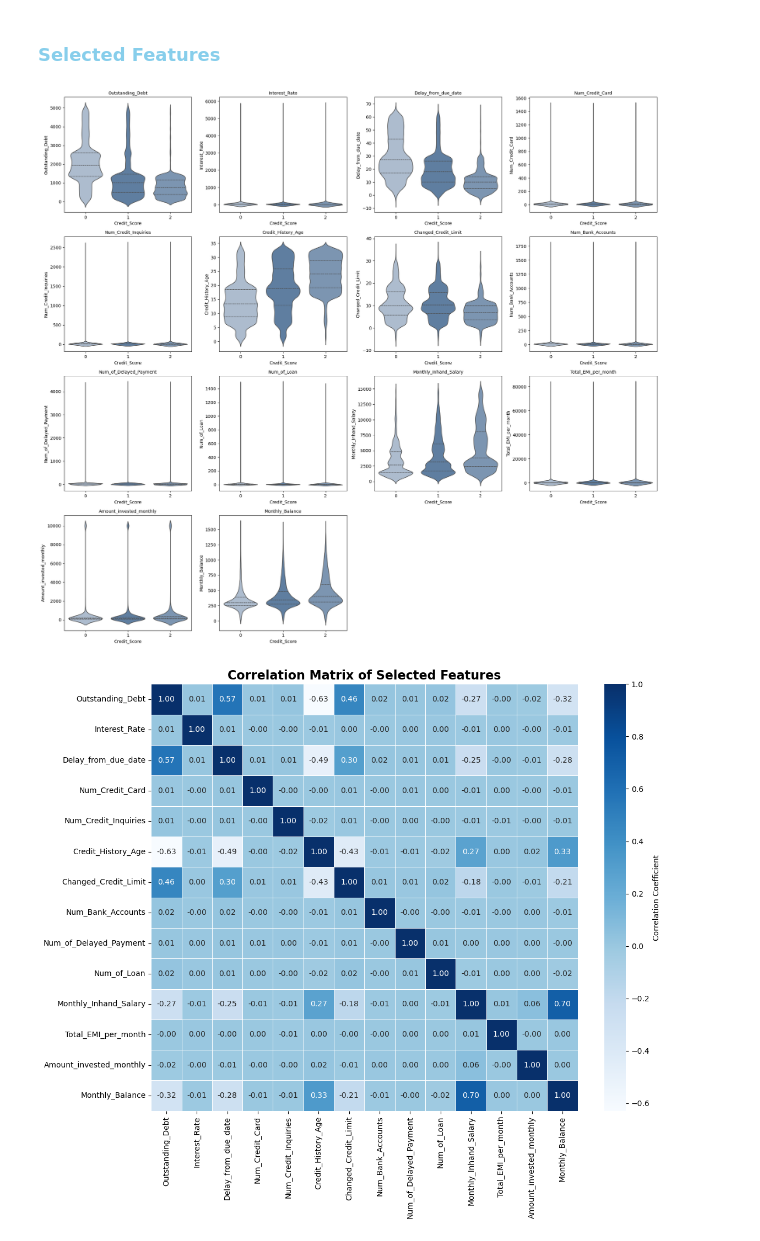
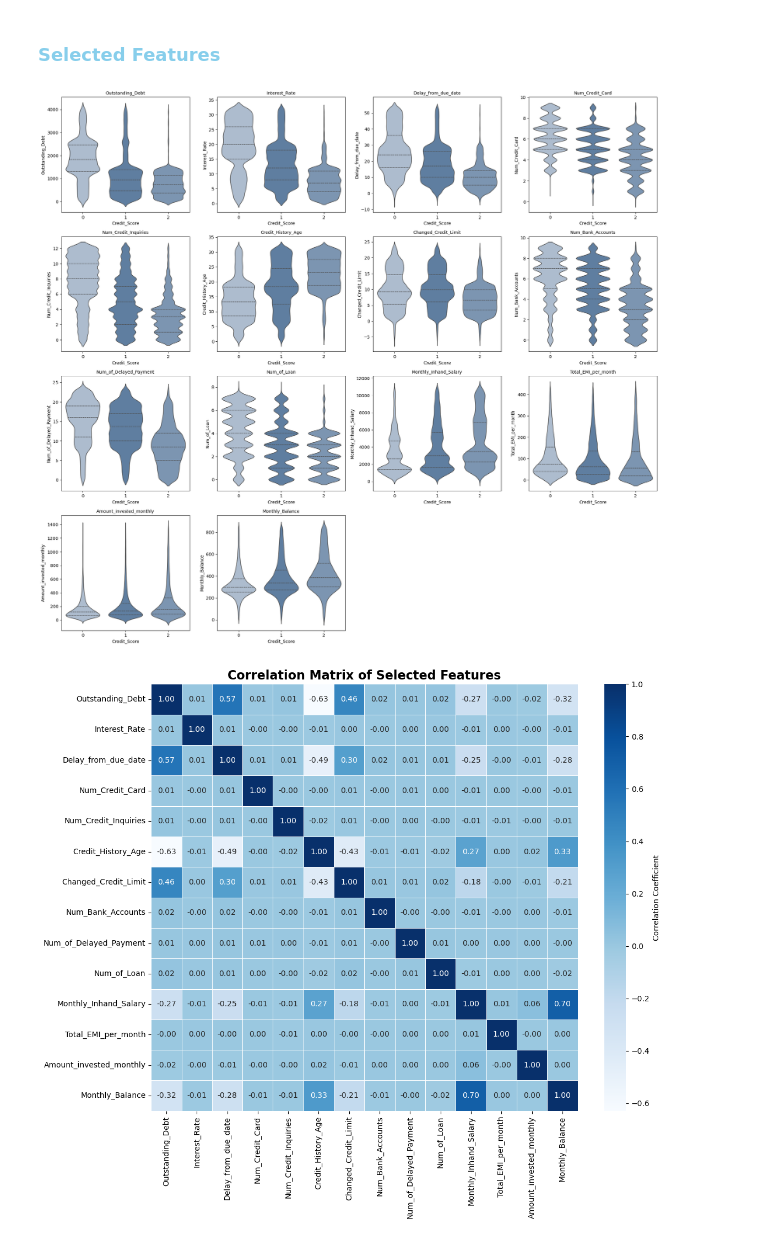
Before and after one commit to LuisMB09/modelos_de_credito, a Jupyter notebook: Proyecto1/Credit_Score.ipynb, the cells around one changed output. Saved outputs shown, nothing was run; the diff lists cells and outputs as text; code cells hidden in the pictures.

```diff
--- a/Proyecto1/Credit_Score.ipynb
+++ b/Proyecto1/Credit_Score.ipynb
@@ -220,36 +221,35 @@ variables = [
 
 n_cols = 4
 n_rows = int(np.ceil(len(variables) / n_cols))
 
 fig, axes = plt.subplots(n_rows, n_cols, figsize=(20, 18))
 axes = axes.flatten()
 
 # We filter by the 95th percentile to avoid outliers distorting the plots, but we keep all the data for the analysis. We look for clear patterns in the data distribution.
 for i, var in enumerate(variables):
 
-    #data_filtered = data[data[var] < data[var].quantile(0.95)]
-    data_filtered = data
+    data_filtered = data[data[var] < data[var].quantile(0.95)]
 
     sns.violinplot(
         data=data_filtered,
         x='Credit_Score',
         y=var,
         common_norm=False,
         inner='quartile',
         ax=axes[i],
         palette=color_palette
     )
 
     axes[i].set_title(var, fontsize=10)
     axes[i].tick_params(axis='x', rotation=0)
 
 for j in range(i+1, len(axes)):
     fig.delaxes(axes[j])
 
 plt.tight_layout()
 plt.show()
 # %% [output]
-[figure, old version]
+[figure, new version]
 # %%
 palette = sns.color_palette('Blues', as_cmap=True)
 
```
Also changed, not shown: parts of 14 cells of this notebook, 3 other files.
